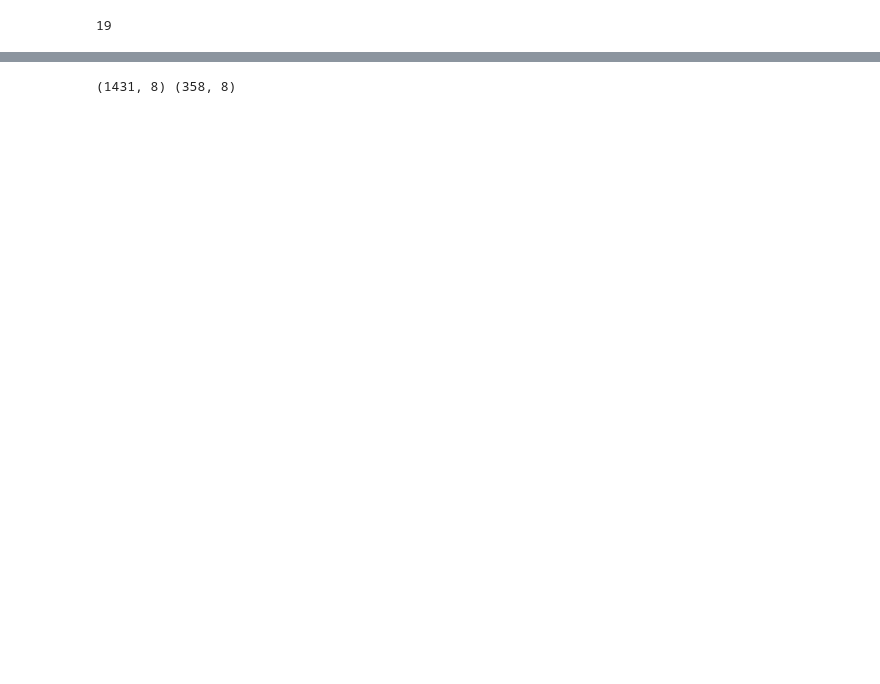
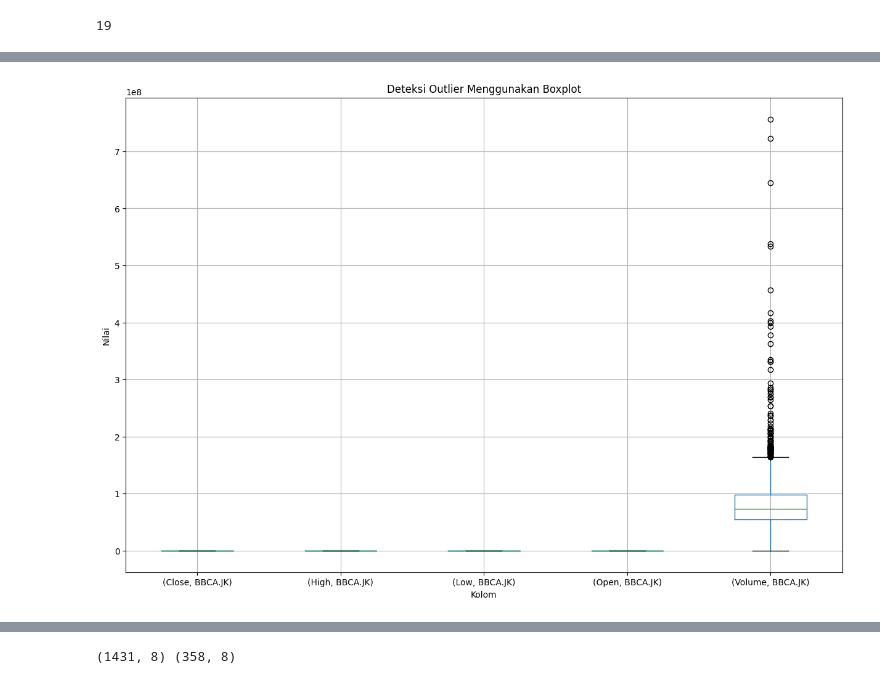
Before and after one commit to Gibskuyyyy/Prediksi-Harga-Saham-BCA, a Jupyter notebook: Prediksi_saham_BBCA.ipynb, the cells around one changed output, grey strips where cells are left out. Saved outputs shown, nothing was run; the diff lists cells and outputs as text; code cells hidden in the pictures; blank space fills up the shorter version.

```diff
--- a/Prediksi_saham_BBCA.ipynb
+++ b/Prediksi_saham_BBCA.ipynb
@@ -107,3 +139,12 @@ df.drop_duplicates(inplace=True)
+# %%
+plt.figure(figsize=(15, 10))
+df.boxplot()
+plt.title('Deteksi Outlier Menggunakan Boxplot')
+plt.xlabel('Kolom')
+plt.ylabel('Nilai')
+plt.show()
+# %% [output]
+[figure, added]
 # %%
 # pemilihan fitur
 # Tambahkan fitur teknikal
```
Also changed, not shown: parts of 21 cells of this notebook, 2 other files.
